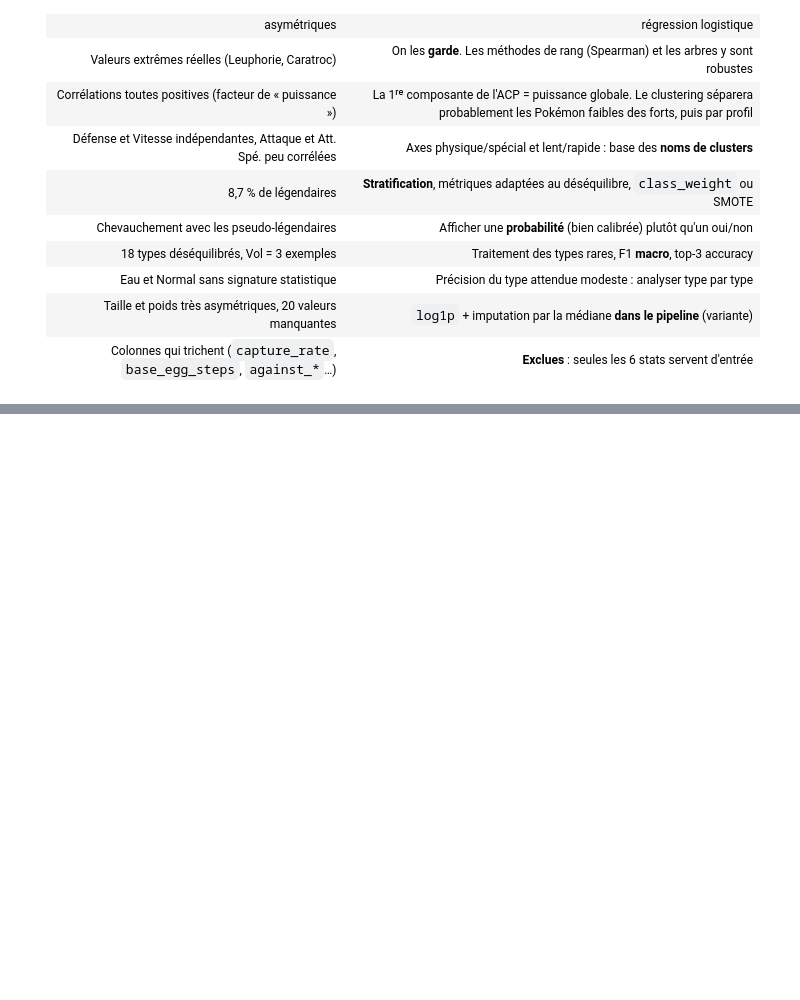
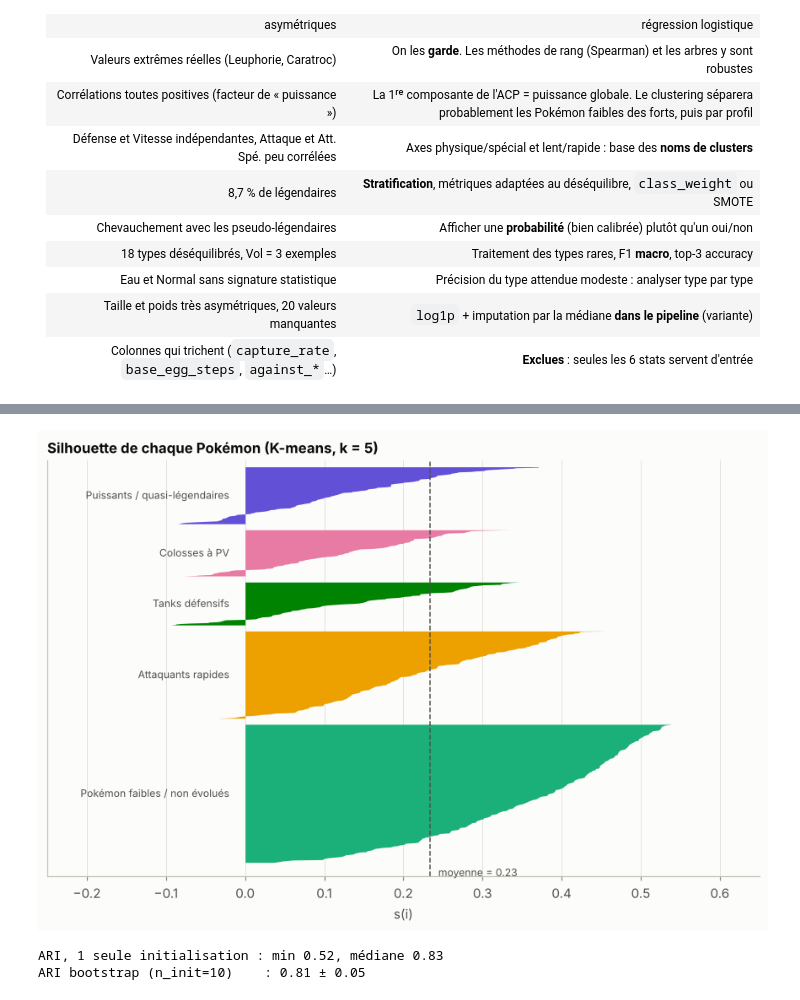
Before and after one commit to iceteeframboise/pokedex, a Jupyter notebook: notebooks/1_tabulaire.ipynb, the cells around one changed output, grey strips where cells are left out. Drawn from its saved outputs; the diff is of its cells as text; code cells hidden in the pictures; blank space fills up the shorter version.

```diff
--- a/notebook/pokedex_niveau1.ipynb
+++ b/notebooks/1_tabulaire.ipynb
@@ -518,0 +650,15 @@ Asymétrie : {'height_m': 5.1, 'weight_kg': 4.9}
+# %%
+kmeans = KMeans(n_clusters=K_CHOISI, n_init=20, random_state=RANDOM_STATE).fit(Z)
+cluster_keys = name_clusters(kmeans.cluster_centers_)           # numéro -> clé du profil
+CL = {i: cluster_info(k) for i, k in cluster_keys.items()}       # numéro -> nom, couleur…
+df["cluster"] = kmeans.labels_
+df["cluster_nom"] = df["cluster"].map(lambda c: CL[c]["name"])
+ORDRE = sorted(CL, key=lambda c: Z[kmeans.labels_ == c].mean())  # du plus faible au plus fort
+COL = {c: CL[c]["color"] for c in CL}
+
+sil = silhouette_samples(Z, kmeans.labels_)
+pd.DataFrame({"nom": [CL[c]["name"] for c in ORDRE],
+              "effectif": [int((kmeans.labels_ == c).sum()) for c in ORDRE],
+              "silhouette moyenne": [sil[kmeans.labels_ == c].mean() for c in ORDRE],
+              "% de s(i) < 0": [(sil[kmeans.labels_ == c] < 0).mean() * 100 for c in ORDRE]},
+             index=pd.Index(ORDRE, name="cluster")).round(3)
@@ -518,0 +673,37 @@ Asymétrie : {'height_m': 5.1, 'weight_kg': 4.9}
+# %%
+fig, ax = plt.subplots(figsize=(8, 5.5))
+y0 = 0
+for c in ORDRE:
+    s = np.sort(sil[kmeans.labels_ == c])
+    ax.fill_betweenx(np.arange(y0, y0 + len(s)), 0, s, color=COL[c], lw=0)
+    ax.text(-0.02, y0 + len(s) / 2, CL[c]["name"], ha="right", va="center", fontsize=8,
+            color=INK_2)
+    y0 += len(s) + 12
+ax.axvline(sil.mean(), color=INK_2, ls="--", lw=1)
+ax.text(sil.mean() + 0.01, -8, f"moyenne = {sil.mean():.2f}", fontsize=8, color=INK_2, va="top")
+ax.set(title=f"Silhouette de chaque Pokémon (K-means, k = {K_CHOISI})", xlabel="s(i)",
+       yticks=[], xlim=(-0.25, 0.65), ylim=(-30, y0))
+ax.grid(axis="y", visible=False)
+fig.tight_layout()
+save_fig(fig, "13_silhouette_k5")
+plt.show()
+# %% [output]
+[figure, added]
+# %%
+# Stabilité 1 : sensibilité à l'initialisation (une seule initialisation par graine)
+ari_init = [adjusted_rand_score(kmeans.labels_,
+                                KMeans(K_CHOISI, n_init=1, random_state=s).fit_predict(Z))
+            for s in range(20)]
+# Stabilité 2 : bootstrap. On réentraîne sur 30 rééchantillonnages, puis on
+# compare l'affectation de TOUS les Pokémon à la partition de référence.
+rng = np.random.default_rng(RANDOM_STATE)
+ari_boot = []
+for _ in range(30):
+    idx = rng.choice(len(Z), size=len(Z), replace=True)
+    km_b = KMeans(K_CHOISI, n_init=10, random_state=RANDOM_STATE).fit(Z[idx])
+    ari_boot.append(adjusted_rand_score(kmeans.labels_, km_b.predict(Z)))
+print(f"ARI, 1 seule initialisation : min {min(ari_init):.2f}, médiane {np.median(ari_init):.2f}")
+print(f"ARI bootstrap (n_init=10)    : {np.mean(ari_boot):.2f} ± {np.std(ari_boot):.2f}")
+# %% [output]
+ARI, 1 seule initialisation : min 0.52, médiane 0.83
+ARI bootstrap (n_init=10)    : 0.81 ± 0.05
```
Also changed, not shown: parts of 36 cells of this notebook, 12 other files.
